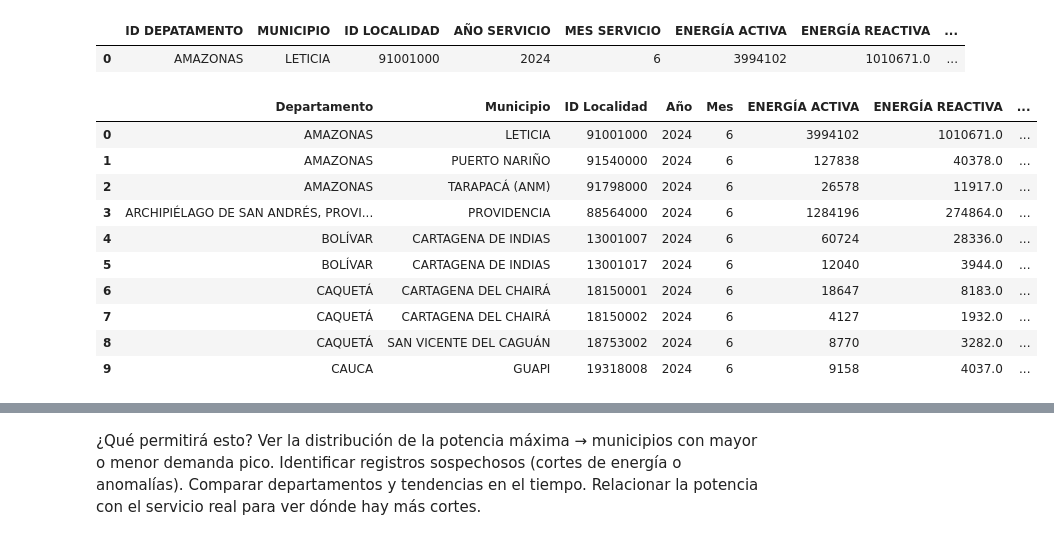
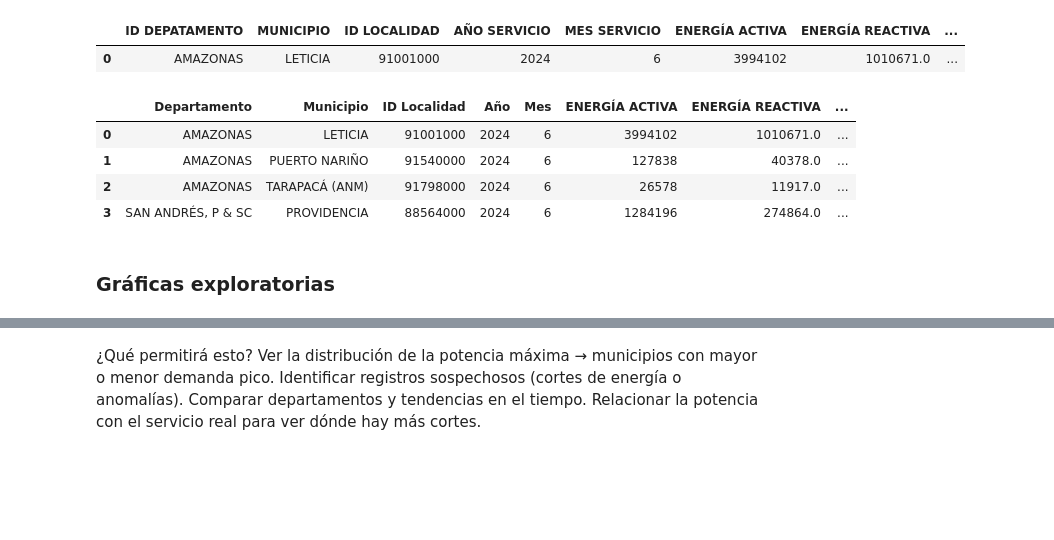
Before and after one commit to Will046-rA9/An-lisis-ZNI, a Jupyter notebook: ProyectoZNI (1).ipynb, the cells around one changed output, grey strips where cells are left out. Cells and saved outputs as stored; diff of their text form; code cells hidden in the pictures; blank space fills up the shorter version.

```diff
--- a/ProyectoZNI (1).ipynb
+++ b/ProyectoZNI (1).ipynb
@@ -169,7 +171,7 @@ dtype: int64
 # Creación del diccionario con cada uno de los departamentos (con sus nombres correctos) y sus respectivo ID
 
 dicc_num_dpto = {27:"CHOCÓ", 52:"NARIÑO",	19:"CAUCA",	18:"CAQUETÁ",	99:"VICHADA",	97:"VAUPÉS", 76:"VALLE DEL CAUCA",
-                 91:"AMAZONAS",	13:"BOLÍVAR",	94:"GUAINÍA",	88:"ARCHIPIÉLAGO DE SAN ANDRÉS, PROVIDENCIA Y SANTA CATALINA",
+                 91:"AMAZONAS",	13:"BOLÍVAR",	94:"GUAINÍA",	88:"SAN ANDRÉS, P & SC",
                  	5:"ANTIOQUIA",	86:"PUTUMAYO",	47:"MAGDALENA",	50:"META",	95:"GUAVIARE",	44:"LA GUAJIRA",	85:"CASANARE"}
 
 df_ZNI['ID DEPATAMENTO'].replace(dicc_num_dpto,inplace=True) # 🔄
@@ -211,21 +213,17 @@ df_ZNI.head(1)
 # %%
 df_ZNI.rename(columns={"ID DEPATAMENTO": "Departamento",
                        "MUNICIPIO": "Municipio", "AÑO SERVICIO": "Año",
                        "MES SERVICIO":"Mes", "ID LOCALIDAD": "ID Localidad",
                        "PROMEDIO DIARIO EN HORAS":"Prom. Horas Diarias de Servicio" }, inplace=True)
-df_ZNI.head(10)
+df_ZNI.head(4)
 # %% [output]
 |  | Departamento | Municipio | ID Localidad | Año | Mes | ENERGÍA ACTIVA | ENERGÍA REACTIVA | ... |
 | 0 | AMAZONAS | LETICIA | 91001000 | 2024 | 6 | 3994102 | 1010671.0 | ... |
 | 1 | AMAZONAS | PUERTO NARIÑO | 91540000 | 2024 | 6 | 127838 | 40378.0 | ... |
 | 2 | AMAZONAS | TARAPACÁ (ANM) | 91798000 | 2024 | 6 | 26578 | 11917.0 | ... |
-| 3 | ARCHIPIÉLAGO DE SAN ANDRÉS, PROVI... | PROVIDENCIA | 88564000 | 2024 | 6 | 1284196 | 274864.0 | ... |
-| 4 | BOLÍVAR | CARTAGENA DE INDIAS | 13001007 | 2024 | 6 | 60724 | 28336.0 | ... |
-| 5 | BOLÍVAR | CARTAGENA DE INDIAS | 13001017 | 2024 | 6 | 12040 | 3944.0 | ... |
-| 6 | CAQUETÁ | CARTAGENA DEL CHAIRÁ | 18150001 | 2024 | 6 | 18647 | 8183.0 | ... |
-| 7 | CAQUETÁ | CARTAGENA DEL CHAIRÁ | 18150002 | 2024 | 6 | 4127 | 1932.0 | ... |
-| 8 | CAQUETÁ | SAN VICENTE DEL CAGUÁN | 18753002 | 2024 | 6 | 8770 | 3282.0 | ... |
-| 9 | CAUCA | GUAPI | 19318008 | 2024 | 6 | 9158 | 4037.0 | ... |
+| 3 | SAN ANDRÉS, P & SC | PROVIDENCIA | 88564000 | 2024 | 6 | 1284196 | 274864.0 | ... |
+# %% [markdown]
+### **Gráficas exploratorias**
 # %%
 import matplotlib.pyplot as plt
 import seaborn as sns
```
Also changed, not shown: parts of 47 cells of this notebook.
